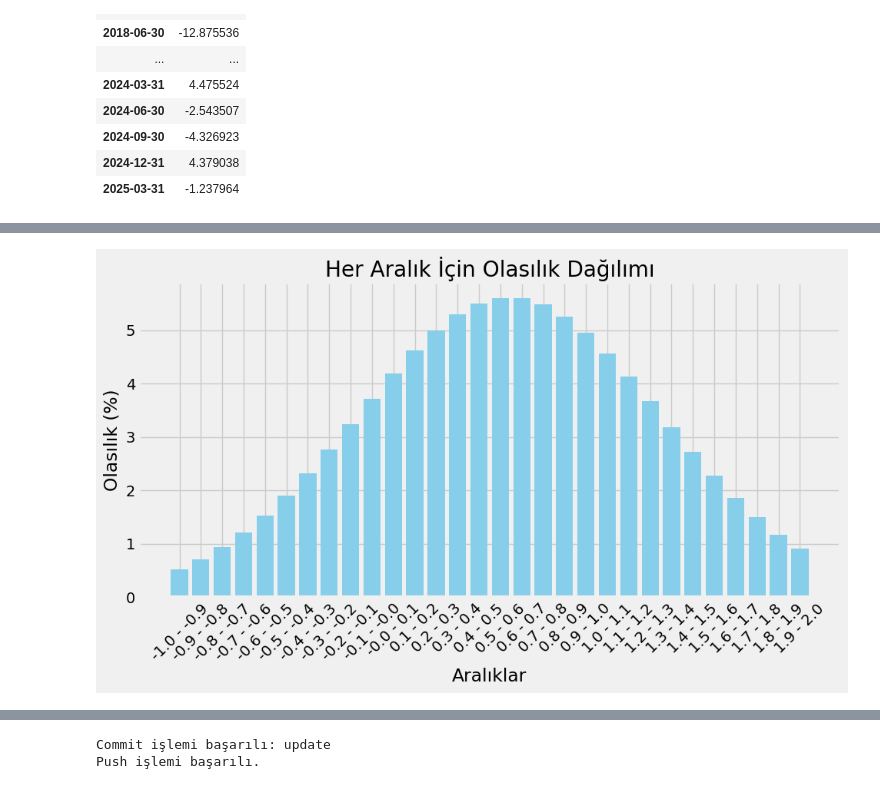
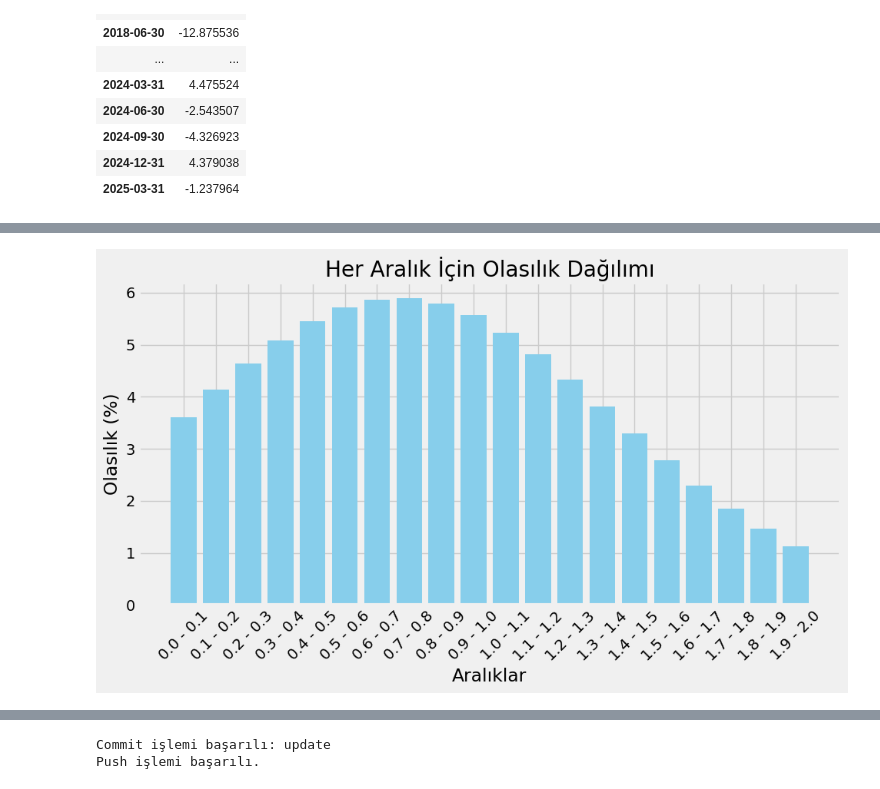
Before and after one commit to kaboya19/BuyumeTahmin, a Jupyter notebook: BuyumeTahmin.ipynb, the cells around one changed output, grey strips where cells are left out. Drawn from its saved outputs; the diff is of its cells as text; code cells hidden in the pictures.

```diff
--- a/BuyumeTahmin.ipynb
+++ b/BuyumeTahmin.ipynb
@@ -1006,6 +1006,7 @@ data.iloc[-1:]=data.iloc[-1:].fillna(method="ffill")
 data=data.astype(float)
 data=data.fillna(method="ffill")
 data=data.dropna()
+data["Büyüme"].iloc[-1]=0
 data
 # %% [output]
 |  | Büyüme | İhracat | KKO | İthalat | İşsizlik | Kart | Kredi | M2 | M3 | Mevduat Faiz 1Ay | ... |
@@ -1217,20 +1237,20 @@ WARNING:tensorflow:From c:\Users\Bora\AppData\Local\Programs\Python\Python310\li
 keras.utils.set_random_seed(42)
 early_stopping = EarlyStopping(monitor='val_loss', patience=0, restore_best_weights=True)
 model = Sequential()
-model.add(Dense(units=222,activation='relu',input_dim=(X_train.shape[1]),kernel_regularizer=l2(0.7932523699119021)))
+model.add(Dense(units=61,activation='linear',input_dim=(X_train.shape[1]),kernel_regularizer=l2(0.24977878277029103)))
 model.add(Dense(units=1))
-optimizer = tf.keras.optimizers.Adam(learning_rate=0.041472942713083834)
+optimizer = tf.keras.optimizers.Adam(learning_rate=0.04839420910152473)
 model.compile(optimizer=optimizer, loss='mse', metrics=['mean_squared_error'])
-history=model.fit(X_train, y_train, epochs=1000, batch_size=87,callbacks=[early_stopping],verbose=0,validation_data=(X_val,y_val))
+history=model.fit(X_train, y_train, epochs=1000, batch_size=79,callbacks=[early_stopping],verbose=0,validation_data=(X_val,y_val))
 y_pred = model.predict(X_test)
 pred=scaler.inverse_transform(model.predict(np.array(X_test)))
 pred=pd.DataFrame(pred)
 pred.columns=["Büyüme"]
-pred=pred.set_index(pd.date_range(start="2022-09-30",periods=len(pred),freq="Q"))
+pred=pred.set_index(pd.date_range(start="2022-06-30",periods=len(pred),freq="Q"))
 
 pred=scaler.inverse_transform(model.predict(np.array(X_test)))
 pred=pd.DataFrame(pred)
 pred.columns=["Büyüme"]
-pred=pred.set_index(pd.date_range(start="2022-09-30",periods=len(pred),freq="Q"))
+pred=pred.set_index(pd.date_range(start="2022-06-30",periods=len(pred),freq="Q"))
 pred
 # %% [output]
@@ -1337,17 +1359,27 @@ for i in range(10):
 # %%
+selected_features =["KKO","Kart","Sanayi","Tüketici Güven","Normal Sipariş","Reel Güven"]
+X=scaled_data[selected_features]
+y=scaled_data["Büyüme"]
+X=np.array(X)
+y=np.array(y).reshape(-1,1)
+X=pd.DataFrame(X,columns=selected_features)
+y=pd.DataFrame(y,columns=["Büyüme"])
+X_train,X_test=X.iloc[:-12,:],X.iloc[-12:,:]
+y_train,y_test=y[:-12],y[-12:]
+X_train,X_val,y_train,y_val=train_test_split(X_train,y_train,test_size=0.1,random_state=42)
 keras.utils.set_random_seed(42)
 early_stopping = EarlyStopping(monitor='val_loss', patience=0, restore_best_weights=True)
 model = Sequential()
-model.add(Dense(units=71,activation='relu',input_dim=(X_train.shape[1]),kernel_regularizer=l2(0.2523544840003112)))
+model.add(Dense(units=30,activation='relu',input_dim=(X_train.shape[1]),kernel_regularizer=l2(0.7932709205361588)))
 model.add(Dense(units=1))
-optimizer = tf.keras.optimizers.Adam(learning_rate=0.04866959242297068)
+optimizer = tf.keras.optimizers.Adam(learning_rate=0.004528856884552806)
 model.compile(optimizer=optimizer, loss='mse', metrics=['mean_squared_error'])
-history=model.fit(X_train, y_train, epochs=1000, batch_size=30,callbacks=[early_stopping],verbose=0,validation_data=(X_val,y_val))
+history=model.fit(X_train, y_train, epochs=1000, batch_size=105,callbacks=[early_stopping],verbose=0,validation_data=(X_val,y_val))
 y_pred = model.predict(X_test)
 pred=scaler.inverse_transform(model.predict(np.array(X_test)))
 pred=pd.DataFrame(pred)
 pred.columns=["Büyüme"]
-pred=pred.set_index(pd.date_range(start="2022-09-30",periods=len(pred),freq="Q"))
+pred=pred.set_index(pd.date_range(start="2022-06-30",periods=len(pred),freq="Q"))
 
 
 pred
@@ -1398,25 +1432,25 @@ X=np.array(X)
 y=np.array(y).reshape(-1,1)
 X=pd.DataFrame(X,columns=selected_features)
 y=pd.DataFrame(y,columns=["Büyüme"])
-X_train,X_test=X.iloc[:-11,:],X.iloc[-11:,:]
-y_train,y_test=y[:-11],y[-11:]
+X_train,X_test=X.iloc[:-12,:],X.iloc[-12:,:]
+y_train,y_test=y[:-12],y[-12:]
 X_train,X_val,y_train,y_val=train_test_split(X_train,y_train,test_size=0.1,random_state=42)
 for i in range(10):
     keras.utils.set_random_seed(i)
     early_stopping = EarlyStopping(monitor='val_loss', patience=0, restore_best_weights=True)
     model = Sequential()
-    model.add(Dense(units=14,activation='relu',input_dim=(X_train.shape[1]),kernel_regularizer=l2(0.8647337880542664)))
+    model.add(Dense(units=65,activation='relu',input_dim=(X_train.shape[1]),kernel_regularizer=l2(0.1830985132273648)))
     model.add(Dense(units=1))
-    optimizer = tf.keras.optimizers.Adam(learning_rate=0.0476600450555587)
+    optimizer = tf.keras.optimizers.Adam(learning_rate=0.015780709066154586)
     model.compile(optimizer=optimizer, loss='mse', metrics=['mean_squared_error'])
-    history=model.fit(X_train, y_train, epochs=1000, batch_size=119,callbacks=[early_stopping],verbose=0,validation_data=(X_val,y_val))
+    history=model.fit(X_train, y_train, epochs=1000, batch_size=10,callbacks=[early_stopping],verbose=0,validation_data=(X_val,y_val))
     y_pred = model.predict(X_test)
     pred=scaler.inverse_transform(model.predict(np.array(X_test)))
     pred=pd.DataFrame(pred)
     pred.columns=["Büyüme"]
-    pred=pred.set_index(pd.date_range(start="2022-09-30",periods=len(pred),freq="Q"))
+    pred=pred.set_index(pd.date_range(start="2022-06-30",periods=len(pred),freq="Q"))
     tahminler3=pd.DataFrame()
-    tahminler3["Büyüme"]=data["Büyüme"].iloc[-10:]
+    tahminler3["Büyüme"]=data["Büyüme"].iloc[-12:]
     tahminler3["Tahmin"]=pred["Büyüme"]
     tahminler3.index=tahminler3.index.strftime("%Y-%m-%d")
     tahminler.append(pred.iloc[-1,0])
@@ -1535,39 +1572,39 @@ ortalama = np.mean(tahmin_degerleri)
 standart_sapma = np.std(tahmin_degerleri)
 
 # 1.7'den başlayıp her 0.1'lik aralık için olasılık hesaplama
-baslangic = -1
+baslangic = 0
 bitis =  2.1
 
 # 0.1'lik adımlarla aralıkları hesaplama
 araliklar = np.arange(baslangic, bitis, 0.1)
 olasliklar = []
 
 for i in range(len(araliklar) - 1):
     alt = araliklar[i]
     ust = araliklar[i + 1]
     # Aralık için olasılığı hesapla
     olasilik = stats.norm.cdf(ust, loc=ortalama, scale=standart_sapma) - stats.norm.cdf(alt, loc=ortalama, scale=standart_sapma)
     olasliklar.append((alt, ust, olasilik))
 
 # Bar grafik için verileri hazırlama
 araliklar_labels = [f"{alt:.1f} - {ust:.1f}" for alt, ust, _ in olasliklar]
 olasliklar_degerleri = [olasilik * 100 for _, _, olasilik in olasliklar]  # Olasılığı yüzdeye dönüştür
 
 # Bar grafik oluşturma
 plt.figure(figsize=(10, 6))
 plt.bar(araliklar_labels, olasliklar_degerleri, color='skyblue')
 
 # Başlık ve etiketler
 plt.title('Her Aralık İçin Olasılık Dağılımı')
 plt.xlabel('Aralıklar')
 plt.ylabel('Olasılık (%)')
 plt.xticks(rotation=45)  # Etiketlerin daha okunabilir olması için döndürme
 
 # Grafiği gösterme
 plt.tight_layout()
 plt.show()
 # %% [output]
-[figure, old version]
+[figure, new version]
 # %%
 tahmin_degerleri=predictions["Tahmin"]
 ortalama = np.sum(predictions["Tahmin"]*predictions["Ağırlık"])/(np.sum(predictions["Ağırlık"]))
```
Also changed, not shown: parts of 42 cells of this notebook, 6 other files.
